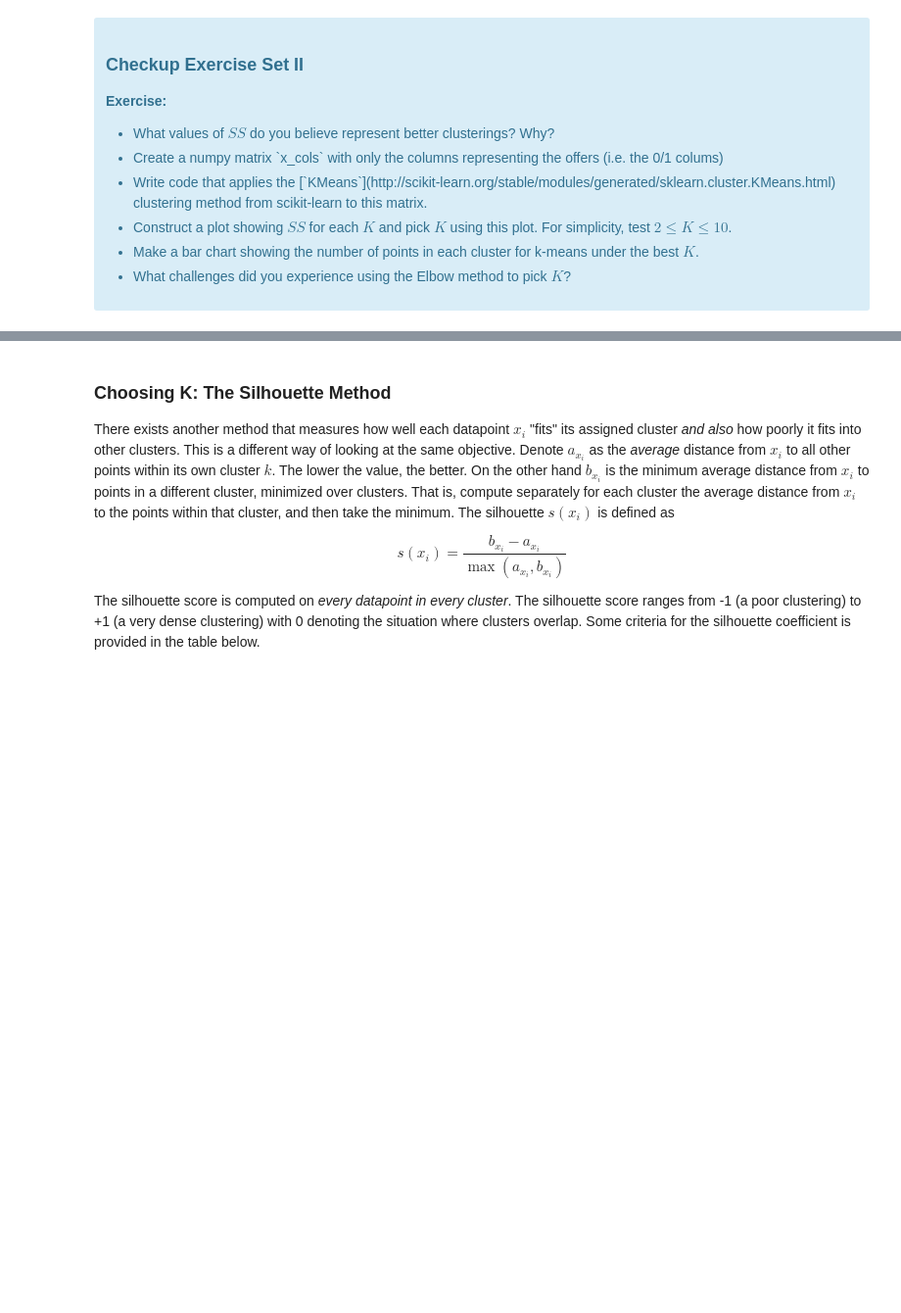
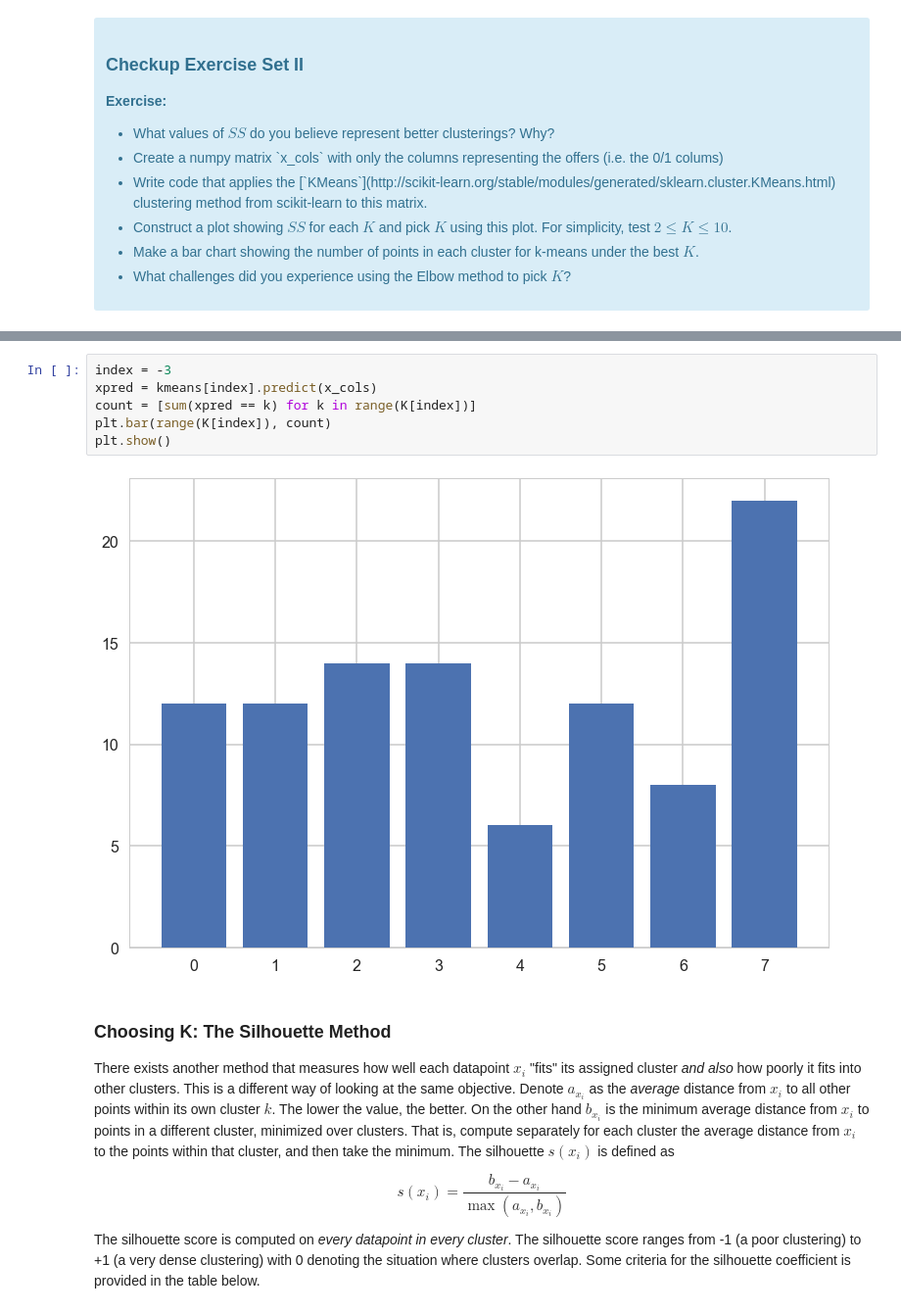
Before and after one commit to klane/springboard, a Jupyter notebook: machine-learning/clustering/clustering.ipynb, the cells around one changed output, grey strips where cells are left out. Shown: that part at 98% size. Cells and saved outputs as stored; diff of their text form; blank space fills up the shorter version.

```diff
--- a/machine-learning/clustering/clustering.ipynb
+++ b/machine-learning/clustering/clustering.ipynb
@@ -77,3 +121,11 @@ where $x_i$ is a point, $C_k$ represents cluster $k$ and $\mu_k$ is the centroid
+# %%
+index = -3
+xpred = kmeans[index].predict(x_cols)
+count = [sum(xpred == k) for k in range(K[index])]
+plt.bar(range(K[index]), count)
+plt.show()
+# %% [output]
+[figure, added]
 # %% [markdown]
 ### Choosing K: The Silhouette Method
 
```
Also changed, not shown: parts of 18 cells of this notebook.
